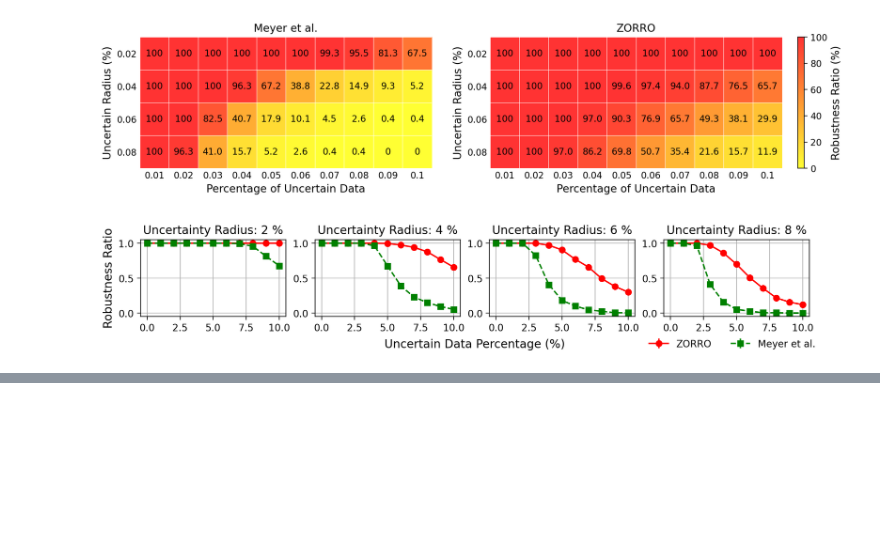
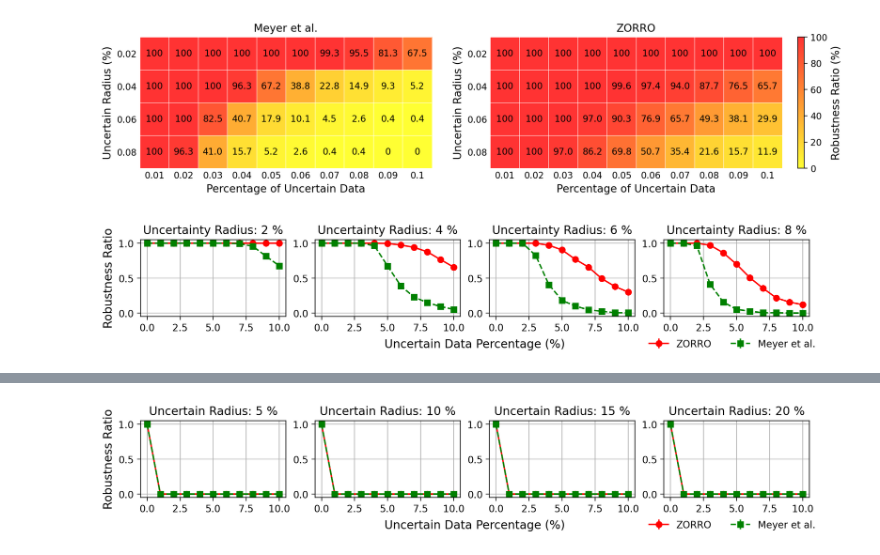
Before and after one commit to rx-72/Data-Augmentation-Project, a Jupyter notebook: Error Testing Notebooks/Insurance sensitivity label error injection.ipynb, the cells around one changed output, grey strips where cells are left out. Drawn from its saved outputs; the diff is of its cells as text; code cells hidden in the pictures; blank space fills up the shorter version.

```diff
--- a/Error Testing Notebooks/Insurance sensitivity label error injection.ipynb
+++ b/Error Testing Notebooks/Insurance sensitivity label error injection.ipynb
@@ -427,0 +467,6 @@ plt.savefig('ins-sensitive-labels-lineplot.pdf', bbox_inches='tight')
+# %%
+#Using mae, randomforest:
+rf = RandomForestRegressor()
+X_train, X_test, y_train, y_test = X_train.reset_index(drop=True) , X_test.reset_index(drop=True) , y_train.reset_index(drop=True) , y_test.reset_index(drop=True)
+boundary_indices = leave_one_out(X_train, y_train, X_test, y_test, rf, mae, maximize=False)
+boundary_indices
@@ -427,0 +540,5 @@ plt.savefig('ins-sensitive-labels-lineplot.pdf', bbox_inches='tight')
+# %%
+robustness_interval_mean = sum([pd.DataFrame(robustness_dicts_interval[i]).iloc[:, 2:] for i in range(5)])/5
+robustness_interval_std = (sum([(pd.DataFrame(robustness_dicts_interval[i]).iloc[:, 2:]-robustness_interval_mean)**2 for i in range(5)])/5).apply(np.sqrt)
+robustness_zonotope_mean = sum([pd.DataFrame(robustness_dicts[i]).iloc[:, 2:] for i in range(5)])/5
+robustness_zonotope_std = (sum([(pd.DataFrame(robustness_dicts[i]).iloc[:, 2:]-robustness_zonotope_mean)**2 for i in range(5)])/5).apply(np.sqrt)
@@ -427,0 +654,44 @@ plt.savefig('ins-sensitive-labels-lineplot.pdf', bbox_inches='tight')
+# %%
+uncertain_pcts = np.array([0, 0.01, 0.02, 0.03, 0.04, 0.05, 0.06, 0.07, 0.08, 0.09, 0.1])*100
+uncertain_radius_ratios = [0.05, 0.10, 0.15, 0.2, 0.25]
+
+zonotope_data_mean_dict = dict()
+zonotope_data_std_dict = dict()
+for i, radius_ratio in enumerate(uncertain_radius_ratios):
+    zonotope_data_mean_dict[radius_ratio] = np.append([1], robustness_zonotope_mean.iloc[i, :].to_numpy())
+    zonotope_data_std_dict[radius_ratio] = np.append([0], robustness_zonotope_std.iloc[i, :].to_numpy())
+
+interval_data_mean_dict = dict()
+interval_data_std_dict = dict()
+for i, radius_ratio in enumerate(uncertain_radius_ratios):
+    interval_data_mean_dict[radius_ratio] = np.append([1], robustness_interval_mean.iloc[i, :].to_numpy())
+    interval_data_std_dict[radius_ratio] = np.append([0], robustness_interval_std.iloc[i, :].to_numpy())
+
+fig, axes = plt.subplots(nrows=1, ncols=4, figsize=(12, 2), sharex=True, dpi=200)
+
+for i in range(4):
+    uncertain_radius_ratio = uncertain_radius_ratios[i]
+    axes[i].errorbar(uncertain_pcts, zonotope_data_mean_dict[uncertain_radius_ratio],
+                     yerr=3*zonotope_data_std_dict[uncertain_radius_ratio],
+                     marker='o', color='red', label='ZORRO', linestyle='-')
+    axes[i].errorbar(uncertain_pcts, interval_data_mean_dict[uncertain_radius_ratio],
+                     yerr=3*interval_data_std_dict[uncertain_radius_ratio],
+                     marker='s', color='green', label='Meyer et al.', linestyle='--')
+    axes[i].set_title(f'Uncertain Radius: {int(uncertain_radius_ratio*100)} %')
+    if i == 0:
+        axes[i].set_ylabel('Robustness Ratio', fontsize=12)
+    axes[i].set_ylim(-0.05, 1.05)
+    axes[i].grid(True)
+
+# Adjust layout
+lines_labels = [axes[0].get_legend_handles_labels()]
+lines, labels = [sum(lol, []) for lol in zip(*lines_labels)]
+fig.legend(lines, labels, loc = (0.73, 0.03), ncol=2, frameon=False)
+
+plt.subplots_adjust(wspace=0.2, top=0.8, bottom=0.25, left=0.1, right=0.9)
+fig.supxlabel('Uncertain Data Percentage (%)', fontsize=12, verticalalignment='bottom')
+# plt.tight_layout()
+# plt.show()
+plt.savefig('ins-randomForest-mae-sensitive-labels-lineplot.pdf', bbox_inches='tight')
+# %% [output]
+[figure, added]
```
Also changed, not shown: parts of 50 cells of this notebook.
